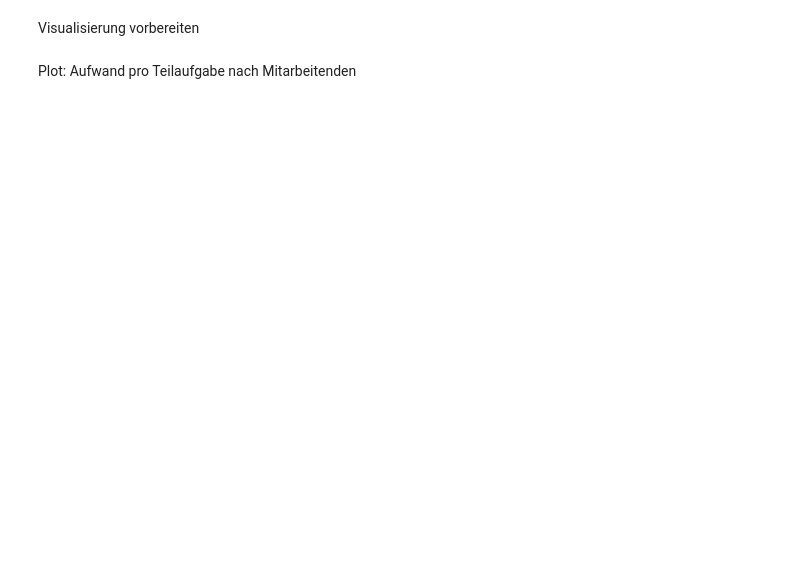
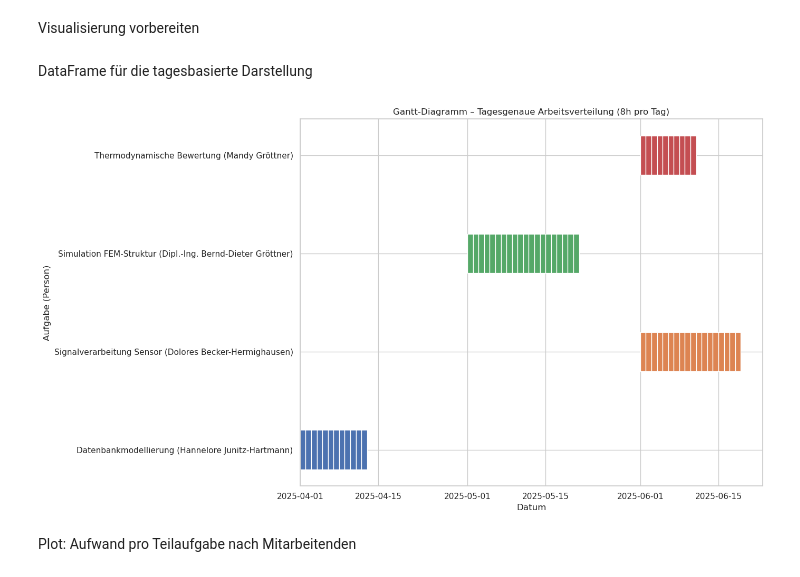
Before and after one commit to SpartanProgram/Personalmanager, a Jupyter notebook: visualizations/figures.ipynb, the cells around one changed output. Cells and saved outputs as stored; diff of their text form; code cells hidden in the pictures; blank space fills up the shorter version.

```diff
--- a/visualizations/figures.ipynb
+++ b/visualizations/figures.ipynb
@@ -31,6 +30,48 @@ Visualisierung vorbereiten
 # %%
 # Seaborn-Stil für klare Achsen und Beschriftungen
 sns.set(style="whitegrid")
+# %% [markdown]
+DataFrame für die tagesbasierte Darstellung
+# %%
+gantt_tage = []
+
+for _, row in df.iterrows():
+    tage = int(row["Stunden"] / 8)
+    aktuelles_datum = row["Start"]
+
+    for _ in range(tage):
+        gantt_tage.append({
+            "Datum": aktuelles_datum,
+            "Aufgabe": row["Aufgabe"],
+            "Person": row["Person"],
+            "Aufgabe_Person": f"{row['Aufgabe']} ({row['Person']})"
+        })
+        aktuelles_datum += timedelta(days=1)
+
+df_tagweise = pd.DataFrame(gantt_tage)
+# %%
+plt.figure(figsize=(14, 8))
+sns.set(style="whitegrid")
+
+# Aufgaben nach Startdatum sortieren (für Reihenfolge)
+sortierung = df_tagweise.groupby("Aufgabe_Person")["Datum"].min().sort_values().index
+
+# Plot mit horizontalen Balken je Tag
+for i, (aufgabe_person, gruppe) in enumerate(df_tagweise.groupby("Aufgabe_Person")):
+    plt.barh(
+        y=aufgabe_person,
+        left=gruppe["Datum"],
+        width=1,  # 1 Tag
+        height=0.4
+    )
+
+plt.xlabel("Datum")
+plt.ylabel("Aufgabe (Person)")
+plt.title("Gantt-Diagramm – Tagesgenaue Arbeitsverteilung (8h pro Tag)")
+plt.tight_layout()
+plt.show()
+# %% [output]
+[figure, added]
 # %% [markdown]
 Plot: Aufwand pro Teilaufgabe nach Mitarbeitenden
 # %%
```
Also changed, not shown: parts of 3 cells of this notebook, 2 other files.
